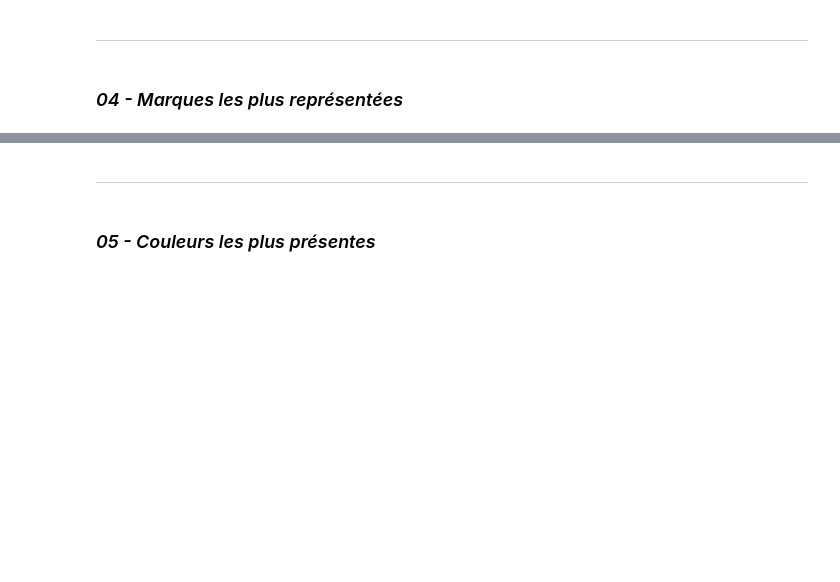
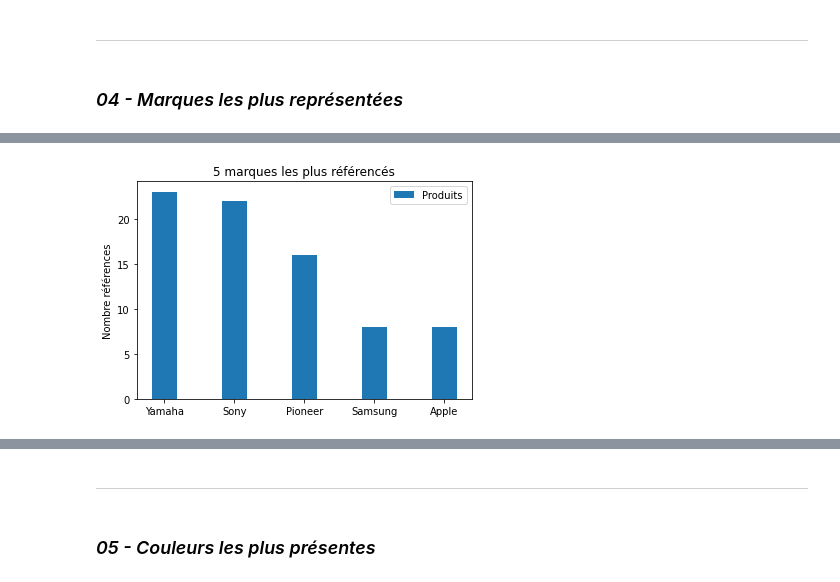
Before and after one commit to CPingeon/exacdatamente, a Jupyter notebook: 05_Query_and_Viz.ipynb, the cells around one changed output, grey strips where cells are left out. Cells and saved outputs as stored; diff of their text form; code cells hidden in the pictures; blank space fills up the shorter version.

```diff
--- a/05_Query_and_Viz.ipynb
+++ b/05_Query_and_Viz.ipynb
@@ -199,0 +173,17 @@ query_04.head(10)
+# %%
+labels = ['Yamaha', 'Sony', 'Pioneer', 'Samsung', 'Apple']
+men_means = [23, 22, 16, 8, 8]
+men_std = [0, 0, 0, 0, 0]
+width = 0.35       # the width of the bars: can also be len(x) sequence
+
+fig, ax = plt.subplots()
+
+ax.bar(labels, men_means, width, yerr=men_std, label='Produits')
+
+ax.set_ylabel('Nombre références')
+ax.set_title('5 marques les plus référencés')
+ax.legend()
+
+plt.show()
+# %% [output]
+[figure, added]
```
Also changed, not shown: parts of 18 cells of this notebook.
